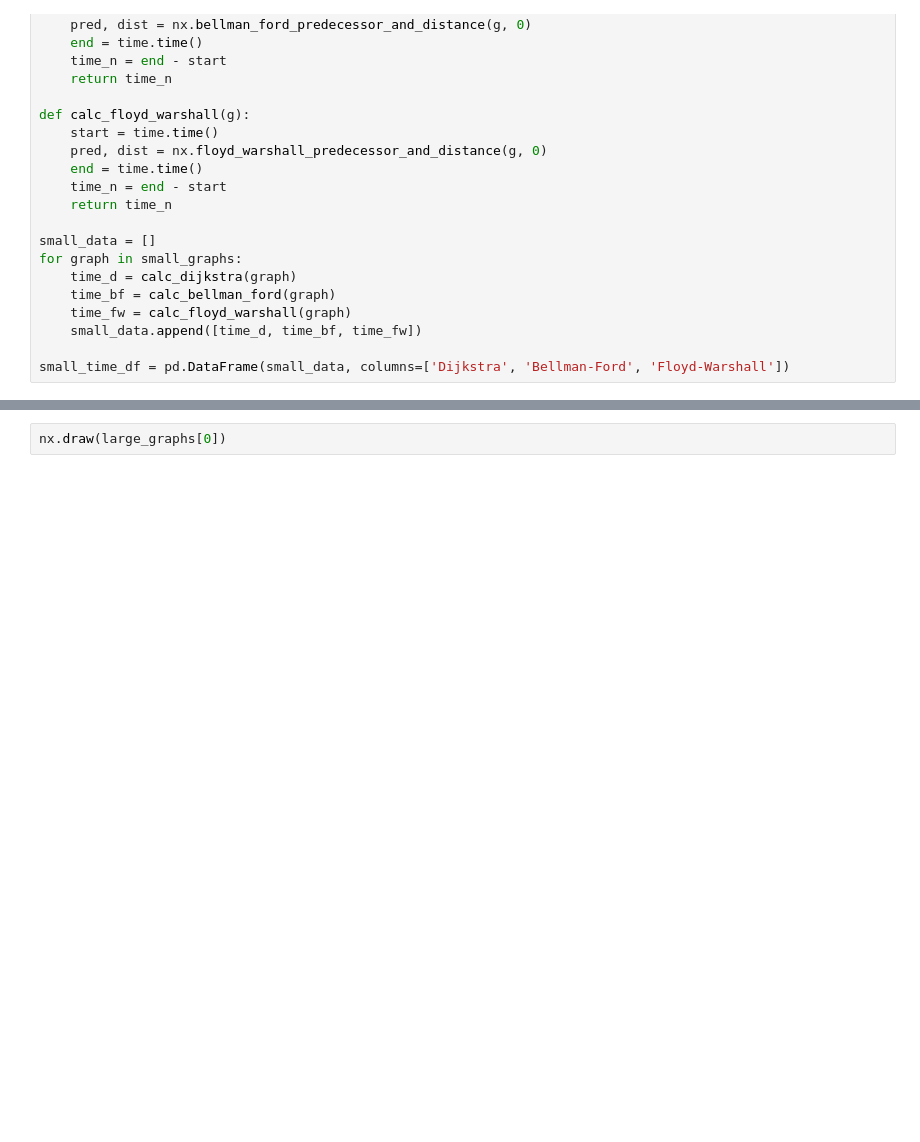
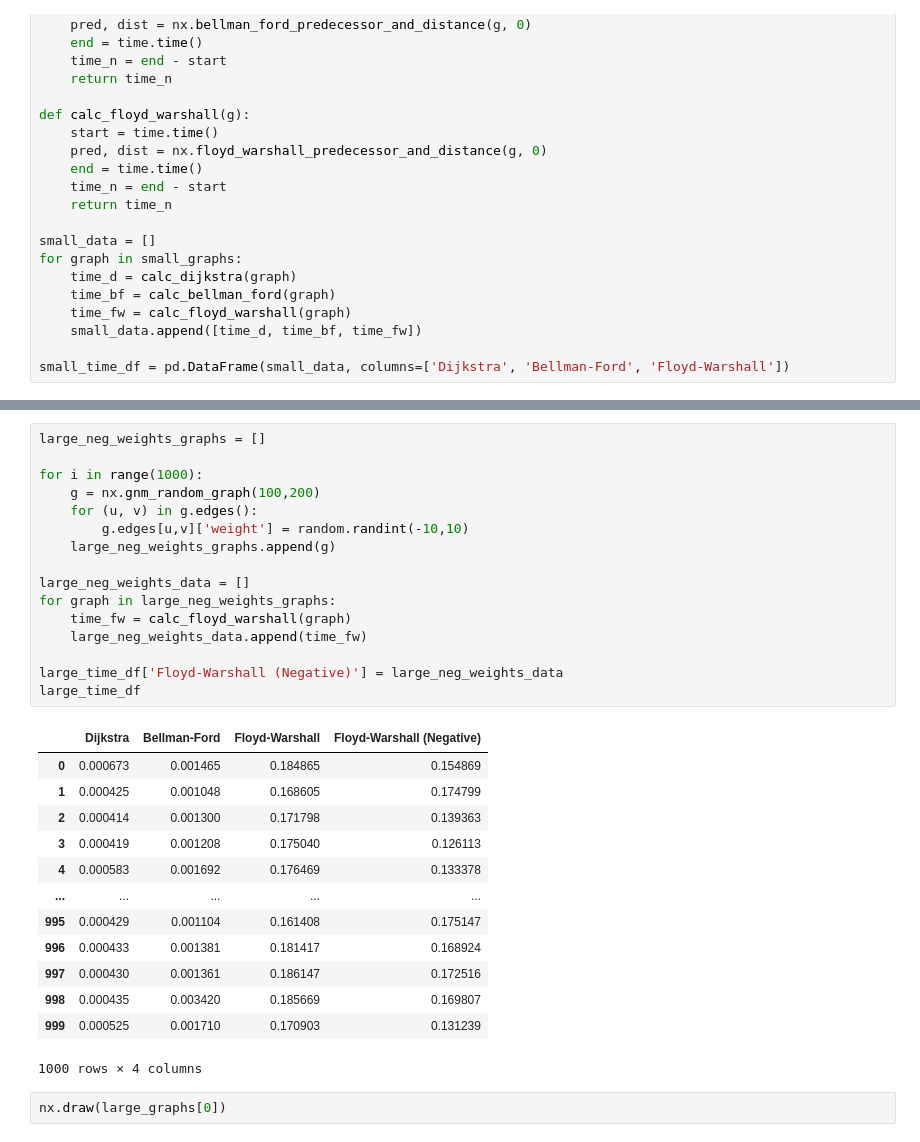
Before and after one commit to funkjo/shortest-path-networking, a Jupyter notebook: main.ipynb, the cells around one changed output, grey strips where cells are left out. Cells and saved outputs as stored; diff of their text form; blank space fills up the shorter version.

```diff
--- a/main.ipynb
+++ b/main.ipynb
@@ -250,4 +250,34 @@ large_time_df
 1000 rows × 3 columns
+# %%
+large_neg_weights_graphs = []
+
+for i in range(1000):
+    g = nx.gnm_random_graph(100,200)
+    for (u, v) in g.edges():
+        g.edges[u,v]['weight'] = random.randint(-10,10)
+    large_neg_weights_graphs.append(g)
+
+large_neg_weights_data = []
+for graph in large_neg_weights_graphs:
+    time_fw = calc_floyd_warshall(graph)
+    large_neg_weights_data.append(time_fw)
+
+large_time_df['Floyd-Warshall (Negative)'] = large_neg_weights_data
+large_time_df
+# %% [output]
+|  | Dijkstra | Bellman-Ford | Floyd-Warshall | Floyd-Warshall (Negative) |
+| 0 | 0.000673 | 0.001465 | 0.184865 | 0.154869 |
+| 1 | 0.000425 | 0.001048 | 0.168605 | 0.174799 |
+| 2 | 0.000414 | 0.001300 | 0.171798 | 0.139363 |
+| 3 | 0.000419 | 0.001208 | 0.175040 | 0.126113 |
+| 4 | 0.000583 | 0.001692 | 0.176469 | 0.133378 |
+| ... | ... | ... | ... | ... |
+| 995 | 0.000429 | 0.001104 | 0.161408 | 0.175147 |
+| 996 | 0.000433 | 0.001381 | 0.181417 | 0.168924 |
+| 997 | 0.000430 | 0.001361 | 0.186147 | 0.172516 |
+| 998 | 0.000435 | 0.003420 | 0.185669 | 0.169807 |
+| 999 | 0.000525 | 0.001710 | 0.170903 | 0.131239 |
+1000 rows × 4 columns
 # %%
 nx.draw(large_graphs[0])
 # %% [output]
```
Also changed, not shown: parts of 12 cells of this notebook.
